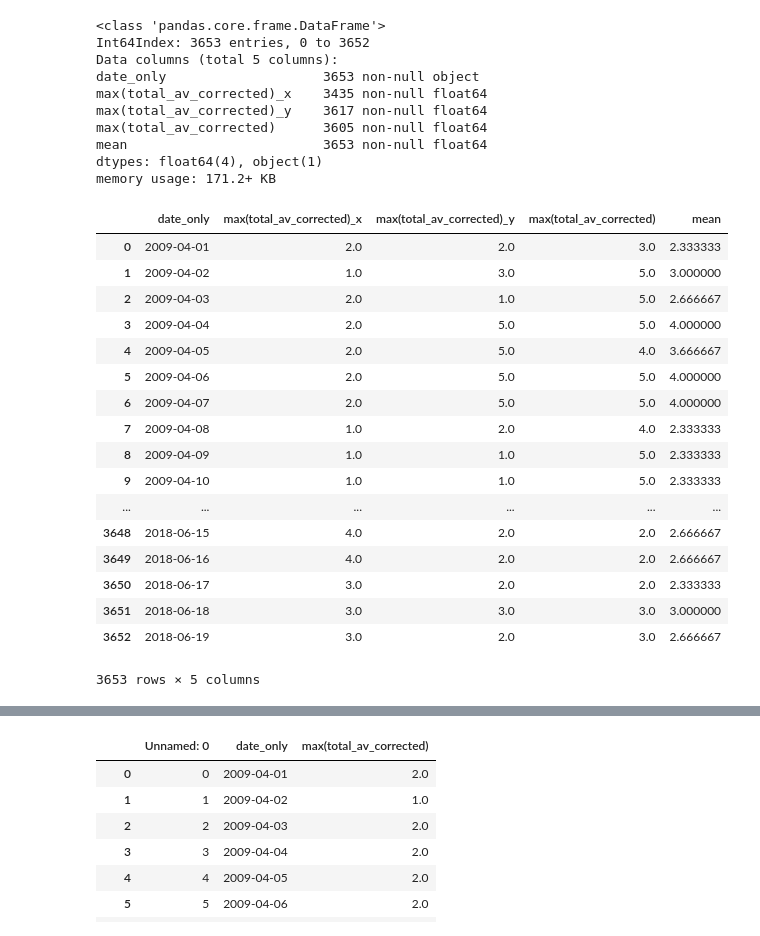
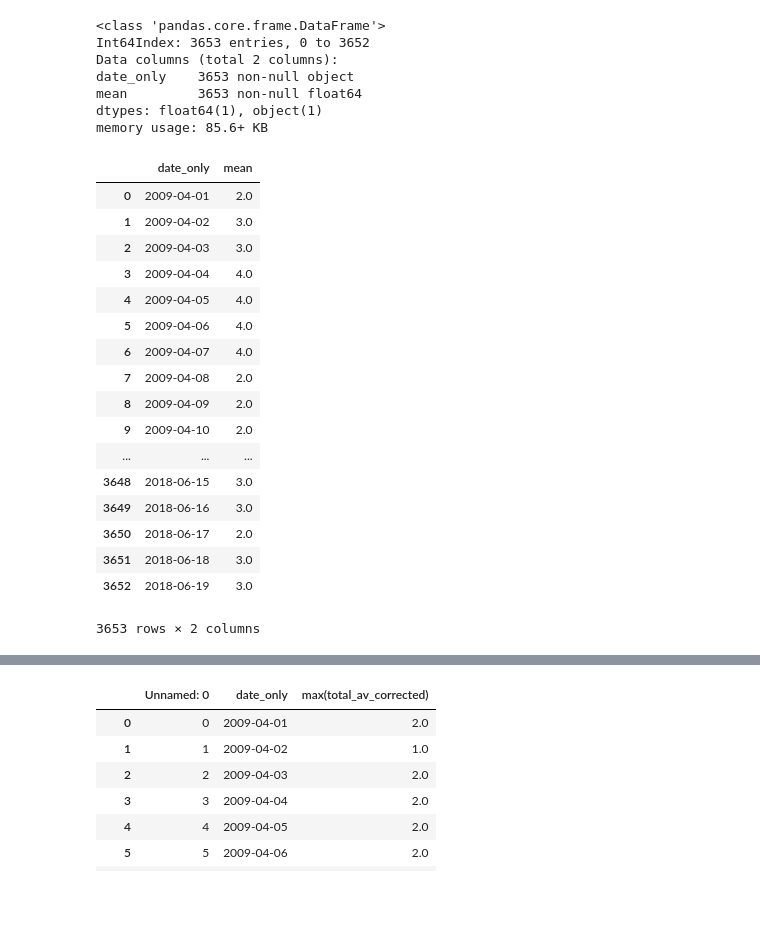
Before and after one commit to davidgabriel42/CS691FINAL, a Jupyter notebook: Region_Calcs.ipynb, the cells around one changed output, grey strips where cells are left out. Cells and saved outputs as stored; diff of their text form; code cells hidden in the pictures; blank space fills up the shorter version.

```diff
--- a/Region_Calcs.ipynb
+++ b/Region_Calcs.ipynb
@@ -45,46 +45,47 @@ hope_valley = [s1051,s1049,s1067,s356]
 # %%
 df541 = pd.read_csv(s541+".csv")
 
 df540 = pd.read_csv(s540+".csv")
 
 df428 = pd.read_csv(s428+".csv")
 
 df541 = df541.merge(df540, on = "date_only")
 truckee = df541.merge(df428, on = "date_only")
 truckee =truckee.loc[:, ~truckee.columns.str.contains('^Unnamed')]
 truckee['mean'] = truckee.mean(axis =1)
+truckee['mean'] = truckee['mean'].round()
+
+
+truckee = truckee.drop(['max(total_av_corrected)_x','max(total_av_corrected)_y','max(total_av_corrected)'], axis =1)
 
 truckee.info()
 truckee
 # %% [output]
 <class 'pandas.core.frame.DataFrame'>
 Int64Index: 3653 entries, 0 to 3652
-Data columns (total 5 columns):
-date_only                    3653 non-null object
-max(total_av_corrected)_x    3435 non-null float64
-max(total_av_corrected)_y    3617 non-null float64
-max(total_av_corrected)      3605 non-null float64
-mean                         3653 non-null float64
-dtypes: float64(4), object(1)
-memory usage: 171.2+ KB
+Data columns (total 2 columns):
+date_only    3653 non-null object
+mean         3653 non-null float64
+dtypes: float64(1), object(1)
+memory usage: 85.6+ KB
-|  | date_only | max(total_av_corrected)_x | max(total_av_corrected)_y | max(total_av_corrected) | mean |
-| 0 | 2009-04-01 | 2.0 | 2.0 | 3.0 | 2.333333 |
-| 1 | 2009-04-02 | 1.0 | 3.0 | 5.0 | 3.000000 |
-| 2 | 2009-04-03 | 2.0 | 1.0 | 5.0 | 2.666667 |
-| 3 | 2009-04-04 | 2.0 | 5.0 | 5.0 | 4.000000 |
-| 4 | 2009-04-05 | 2.0 | 5.0 | 4.0 | 3.666667 |
-| 5 | 2009-04-06 | 2.0 | 5.0 | 5.0 | 4.000000 |
-| 6 | 2009-04-07 | 2.0 | 5.0 | 5.0 | 4.000000 |
-| 7 | 2009-04-08 | 1.0 | 2.0 | 4.0 | 2.333333 |
-| 8 | 2009-04-09 | 1.0 | 1.0 | 5.0 | 2.333333 |
-| 9 | 2009-04-10 | 1.0 | 1.0 | 5.0 | 2.333333 |
-| ... | ... | ... | ... | ... | ... |
-| 3648 | 2018-06-15 | 4.0 | 2.0 | 2.0 | 2.666667 |
-| 3649 | 2018-06-16 | 4.0 | 2.0 | 2.0 | 2.666667 |
-| 3650 | 2018-06-17 | 3.0 | 2.0 | 2.0 | 2.333333 |
-| 3651 | 2018-06-18 | 3.0 | 3.0 | 3.0 | 3.000000 |
-| 3652 | 2018-06-19 | 3.0 | 2.0 | 3.0 | 2.666667 |
+|  | date_only | mean |
+| 0 | 2009-04-01 | 2.0 |
+| 1 | 2009-04-02 | 3.0 |
+| 2 | 2009-04-03 | 3.0 |
+| 3 | 2009-04-04 | 4.0 |
+| 4 | 2009-04-05 | 4.0 |
+| 5 | 2009-04-06 | 4.0 |
+| 6 | 2009-04-07 | 4.0 |
+| 7 | 2009-04-08 | 2.0 |
+| 8 | 2009-04-09 | 2.0 |
+| 9 | 2009-04-10 | 2.0 |
+| ... | ... | ... |
+| 3648 | 2018-06-15 | 3.0 |
+| 3649 | 2018-06-16 | 3.0 |
+| 3650 | 2018-06-17 | 2.0 |
+| 3651 | 2018-06-18 | 3.0 |
+| 3652 | 2018-06-19 | 3.0 |
-3653 rows × 5 columns
+3653 rows × 2 columns
 # %%
 truckee
 # %% [output]
```
Also changed, not shown: 1 other file.
